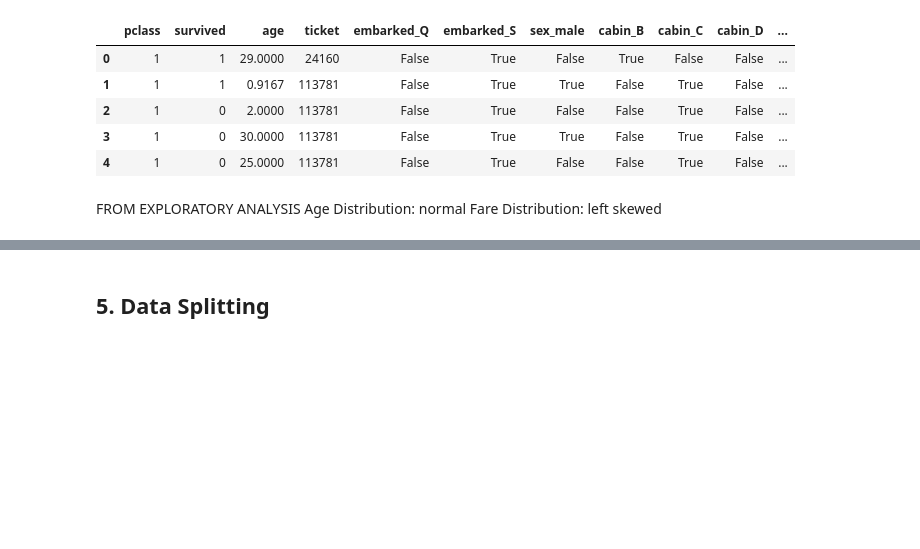
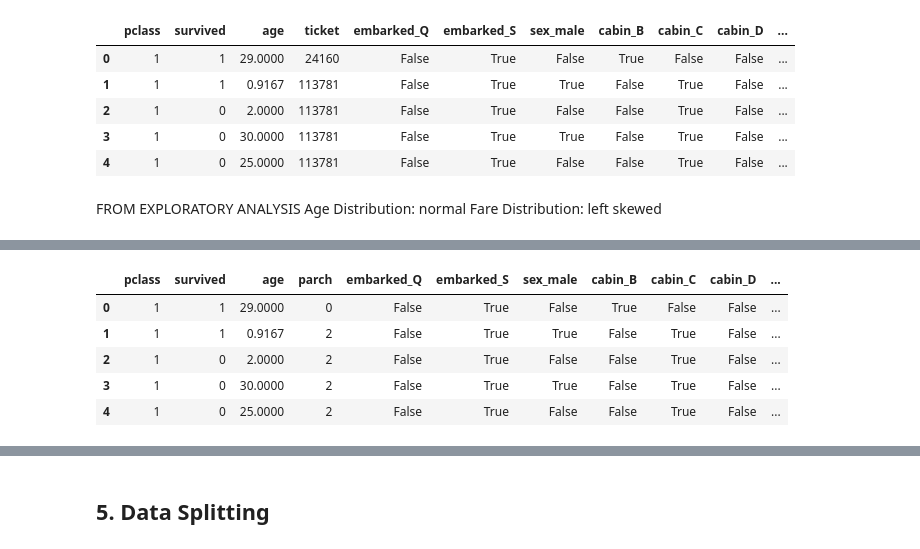
Before and after one commit to fedecaselli/ML-fundamentals-2025, a Jupyter notebook: AssignmentI/assignment_1_<Federica_Caselli[Caselli]>.ipynb, the cells around one changed output, grey strips where cells are left out. Cells and saved outputs as stored; diff of their text form; code cells hidden in the pictures; blank space fills up the shorter version.

```diff
--- a/AssignmentI/assignment_1_<Federica_Caselli[Caselli]>.ipynb
+++ b/AssignmentI/assignment_1_<Federica_Caselli[Caselli]>.ipynb
@@ -1102,5 +1134,14 @@ df = df.drop(columns = "ticket")
 
 #DROP TICKETS? ES CATEGORICAL
+# %%
+df.head()
+# %% [output]
+|  | pclass | survived | age | parch | embarked_Q | embarked_S | sex_male | cabin_B | cabin_C | cabin_D | ... |
+| 0 | 1 | 1 | 29.0000 | 0 | False | True | False | True | False | False | ... |
+| 1 | 1 | 1 | 0.9167 | 2 | False | True | True | False | True | False | ... |
+| 2 | 1 | 0 | 2.0000 | 2 | False | True | False | False | True | False | ... |
+| 3 | 1 | 0 | 30.0000 | 2 | False | True | True | False | True | False | ... |
+| 4 | 1 | 0 | 25.0000 | 2 | False | True | False | False | True | False | ... |
 # %%
 from sklearn.preprocessing import StandardScaler
 
```
Also changed, not shown: parts of 13 cells of this notebook.
